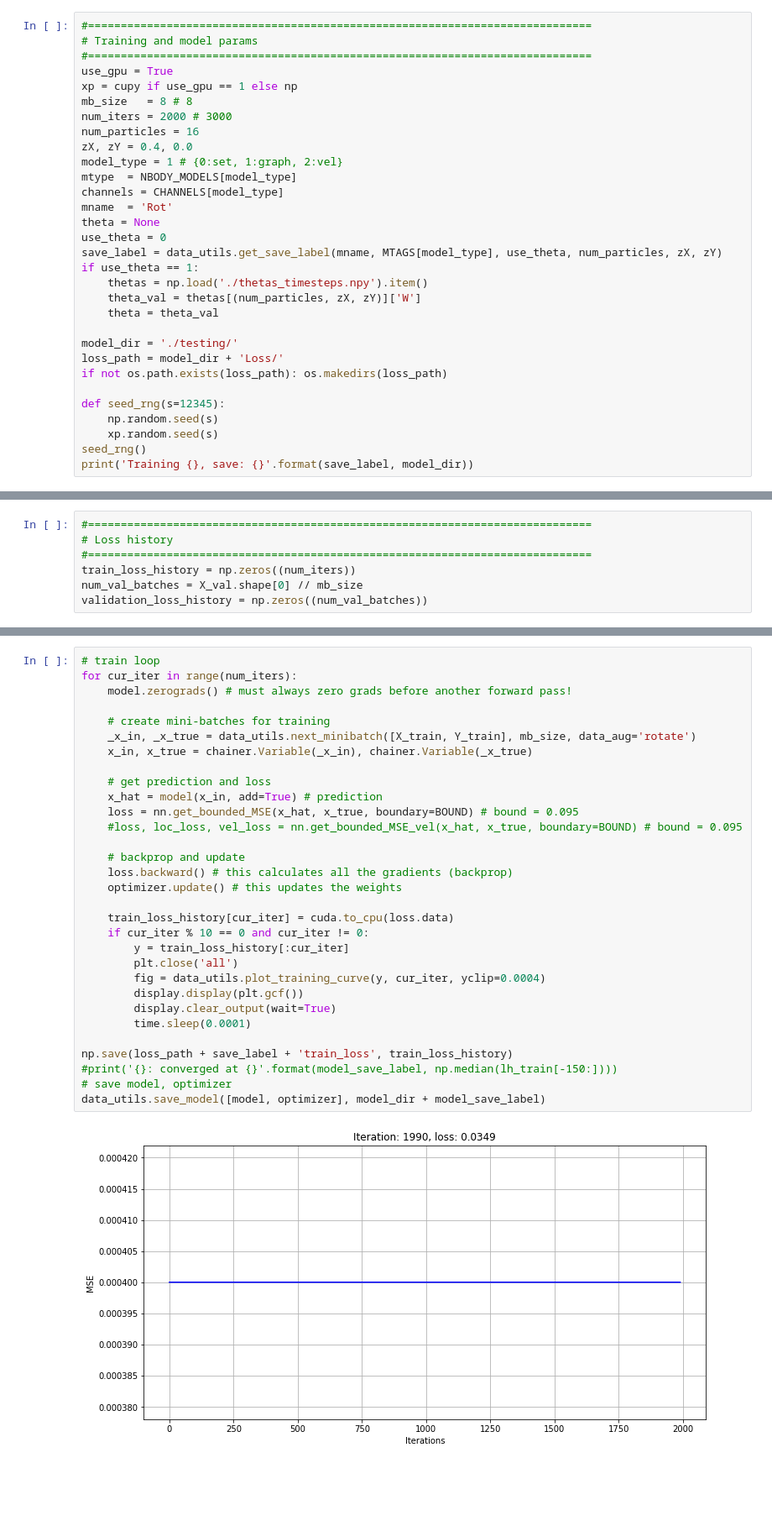
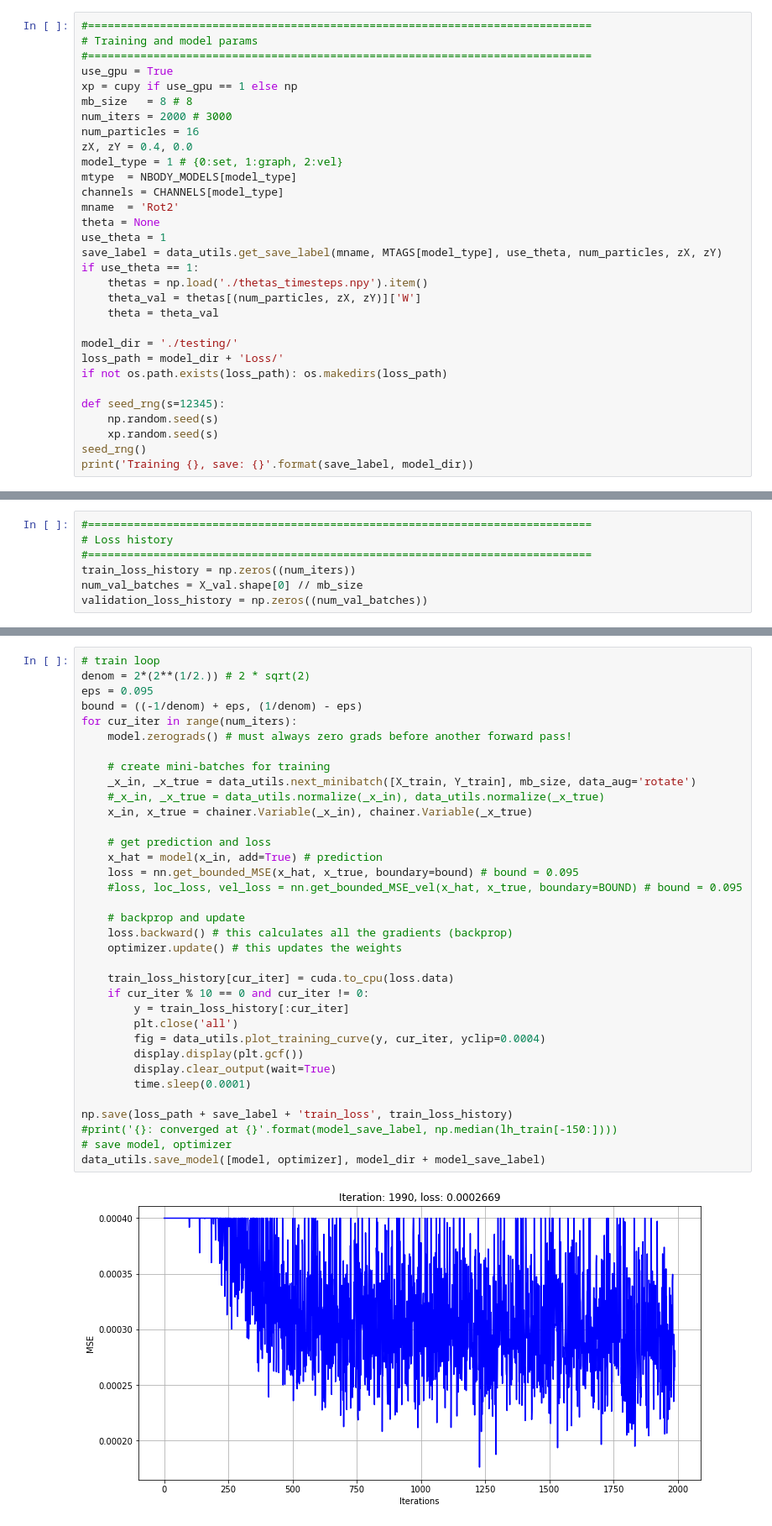
Before and after one commit to evdcush/N-Body_PointCloudEvolution, a Jupyter notebook: train.ipynb, the cells around one changed output, grey strips where cells are left out. Shown at 84% size. Drawn from its saved outputs; the diff is of its cells as text; blank space fills up the shorter version.

```diff
--- a/train.ipynb
+++ b/train.ipynb
@@ -41,9 +41,9 @@ zX, zY = 0.4, 0.0
 model_type = 1 # {0:set, 1:graph, 2:vel}
 mtype  = NBODY_MODELS[model_type]
 channels = CHANNELS[model_type]
-mname  = 'Rot'
+mname  = 'Rot2'
 theta = None
-use_theta = 0
+use_theta = 1
 save_label = data_utils.get_save_label(mname, MTAGS[model_type], use_theta, num_particles, zX, zY)
 if use_theta == 1:
     thetas = np.load('./thetas_timesteps.npy').item()
@@ -103,33 +103,37 @@ model tag: RotG_16_0400_77743196_
 # %%
 # train loop
+denom = 2*(2**(1/2.)) # 2 * sqrt(2)
+eps = 0.095
+bound = ((-1/denom) + eps, (1/denom) - eps)
 for cur_iter in range(num_iters):
     model.zerograds() # must always zero grads before another forward pass!
 
     # create mini-batches for training
     _x_in, _x_true = data_utils.next_minibatch([X_train, Y_train], mb_size, data_aug='rotate')
+    #_x_in, _x_true = data_utils.normalize(_x_in), data_utils.normalize(_x_true)
     x_in, x_true = chainer.Variable(_x_in), chainer.Variable(_x_true)
 
     # get prediction and loss
     x_hat = model(x_in, add=True) # prediction
-    loss = nn.get_bounded_MSE(x_hat, x_true, boundary=BOUND) # bound = 0.095
+    loss = nn.get_bounded_MSE(x_hat, x_true, boundary=bound) # bound = 0.095
     #loss, loc_loss, vel_loss = nn.get_bounded_MSE_vel(x_hat, x_true, boundary=BOUND) # bound = 0.095
 
     # backprop and update
     loss.backward() # this calculates all the gradients (backprop)
     optimizer.update() # this updates the weights
 
     train_loss_history[cur_iter] = cuda.to_cpu(loss.data)
     if cur_iter % 10 == 0 and cur_iter != 0:
         y = train_loss_history[:cur_iter]
         plt.close('all')
         fig = data_utils.plot_training_curve(y, cur_iter, yclip=0.0004)
         display.display(plt.gcf())
         display.clear_output(wait=True)
         time.sleep(0.0001)
 
 np.save(loss_path + save_label + 'train_loss', train_loss_history)
 #print('{}: converged at {}'.format(model_save_label, np.median(lh_train[-150:])))
 # save model, optimizer
 data_utils.save_model([model, optimizer], model_dir + model_save_label)
 # %% [output]
-[figure, old version]
+[figure, new version]
```
Also changed, not shown: parts of 10 cells of this notebook, 2 other files.
